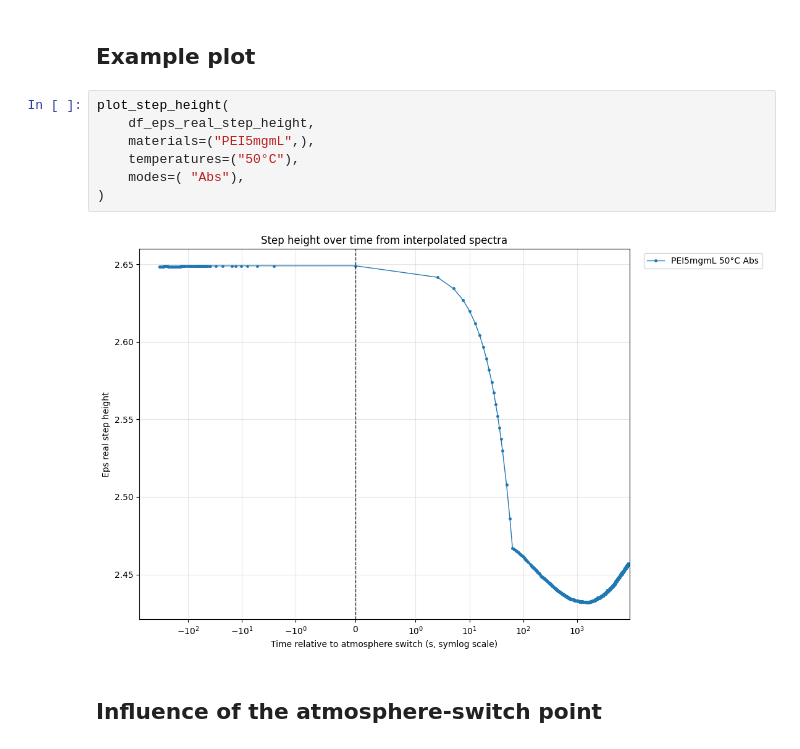
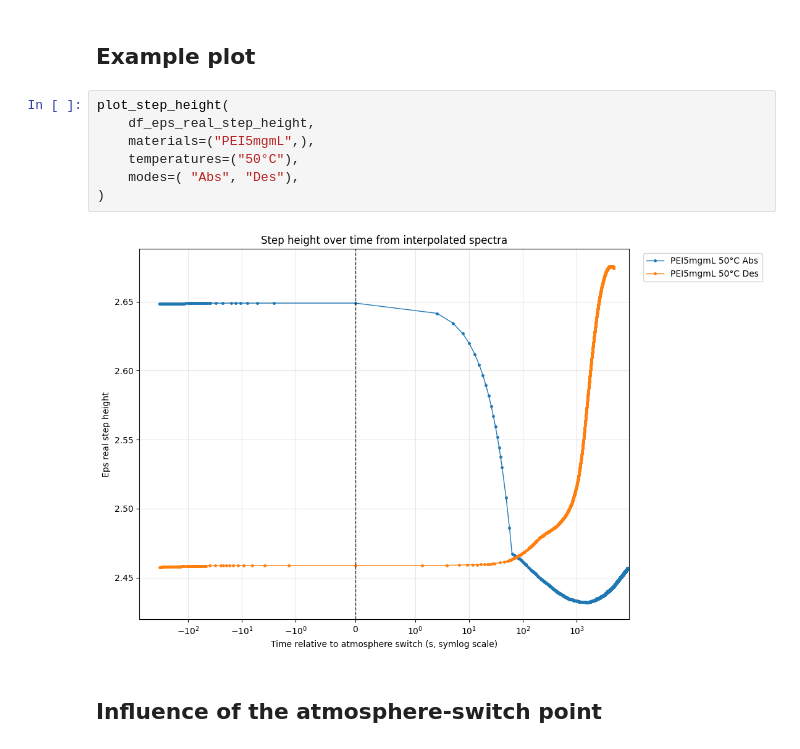
Before and after one commit to maxwolters02/bachelor-thesis, a Jupyter notebook: Code/stephight.ipynb, the cells around one changed output. Cells and saved outputs as stored; diff of their text form.

```diff
--- a/Code/stephight.ipynb
+++ b/Code/stephight.ipynb
@@ -398,12 +398,12 @@ def plot_step_height(
 # %%
 plot_step_height(
     df_eps_real_step_height,
     materials=("PEI5mgmL",),
     temperatures=("50°C"),
-    modes=( "Abs"),
+    modes=( "Abs", "Des"),
 )
 # %% [output]
-[figure, old version]
+[figure, new version]
 # %% [markdown]
 ## Influence of the atmosphere-switch point
 # %%
```
Also changed, not shown: parts of 2 cells of this notebook, 1 other file.
